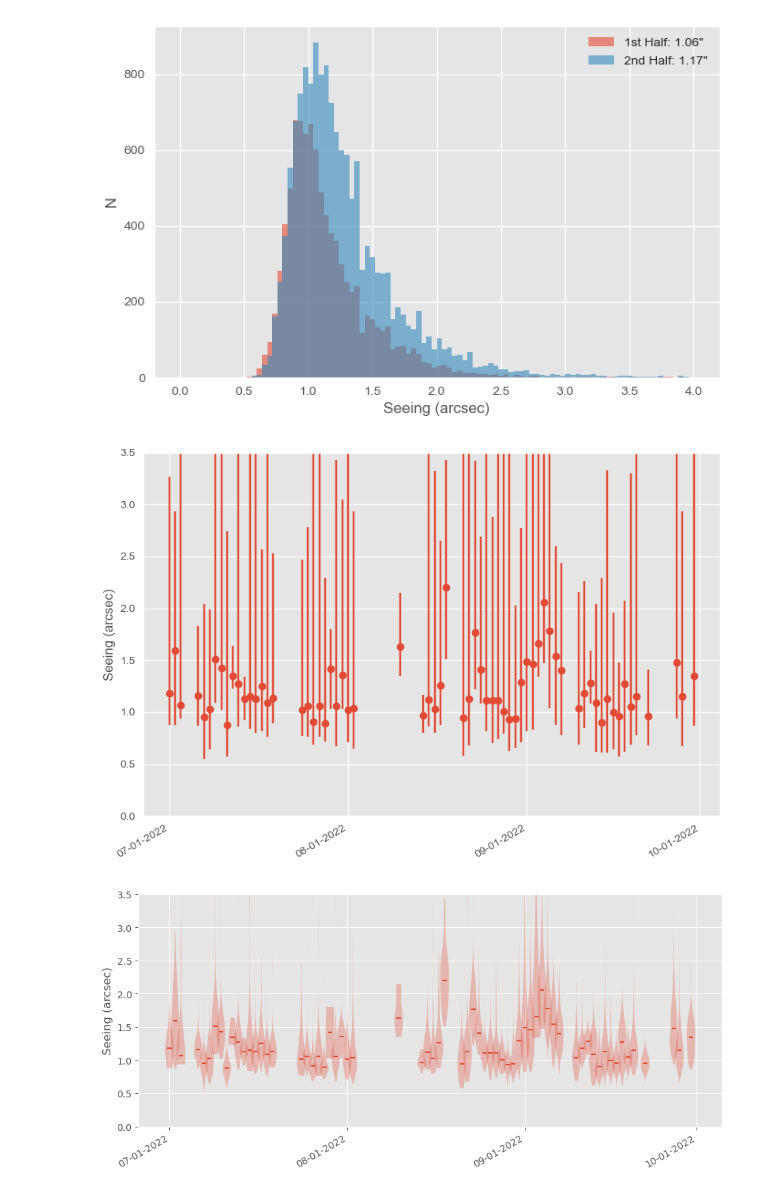
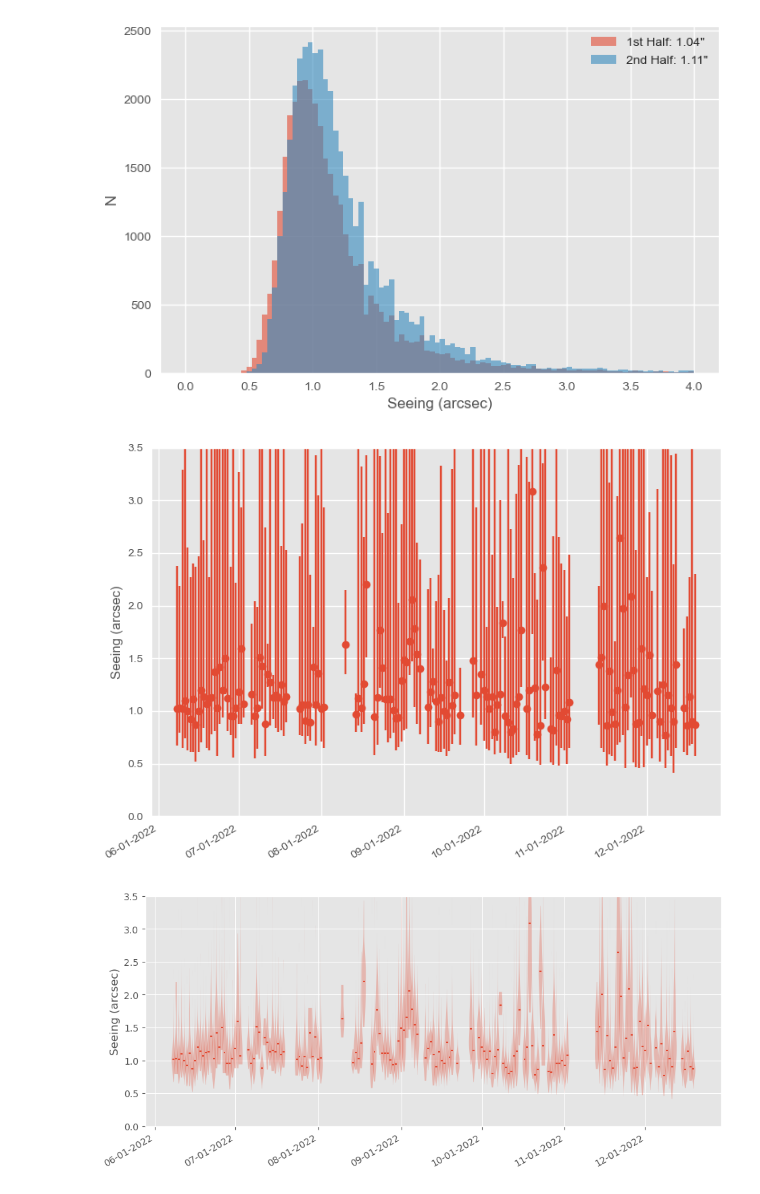
Before and after one commit to MMTObservatory/seeing_analysis, a Jupyter notebook: Seeing Summary - 2022_2ndhalf.ipynb, the cells around one changed output. Saved outputs shown, nothing was run; the diff lists cells and outputs as text; code cells hidden in the pictures.

```diff
--- a/Seeing Summary - 2022_2ndhalf.ipynb
+++ b/Seeing Summary - 2022_2ndhalf.ipynb
@@ -313,7 +303,7 @@ plt.show()
 # %%
 # now use the between_time() method to split the data into first and second halves of the night.
-first_half = cyclop_q3.between_time(start_time='00:00', end_time='07:00')
-second_half = cyclop_q3.between_time(start_time='07:00', end_time='14:00')
+first_half = cyclop.between_time(start_time='00:00', end_time='07:00')
+second_half = cyclop.between_time(start_time='07:00', end_time='14:00')
 #first_half = months['December'].between_time(start_time='00:00', end_time='07:00')
 #second_half = months['December'].between_time(start_time='07:00', end_time='14:00')
 med_1st = np.median(first_half['seeing'])
@@ -327,35 +317,35 @@ plt.legend(["1st Half: %.2f\"" % med_1st, "2nd Half: %.2f\"" % med_2nd])
 plt.xlabel("Seeing (arcsec)")
 plt.ylabel("N")
 #plt.title("Data and median seeing values grouped by half of the night")
-plt.savefig("2022q3_cyclop_1st2nd.png")
+plt.savefig("2022_cyclop_1st2nd.png")
 plt.show()
 # %% [output]
-[figure, old version]
+[figure, new version]
 # %%
 # make a new data frame that resamples the WFS data daily into the median, min, and max seeing for each day.
 #fixed = fixed["2018-06-30":"2018-10-01"]
 fig, ax = plt.subplots()
 daily = pd.DataFrame()
-daily['seeing'] = cyclop_q3.seeing.resample('D').median()
-daily['max'] = cyclop_q3.seeing.resample('D').max()
-daily['min'] = cyclop_q3.seeing.resample('D').min()
+daily['seeing'] = cyclop.seeing.resample('D').median()
+daily['max'] = cyclop.seeing.resample('D').max()
+daily['min'] = cyclop.seeing.resample('D').min()
 lowb = daily['seeing'] - daily['min']
 upb = daily['max'] - daily['seeing']
 plt.errorbar(daily.index, daily['seeing'], yerr=[lowb, upb], fmt='o')
 ax.xaxis.set_major_locator(mdates.MonthLocator())
 ax.xaxis.set_major_formatter(mdates.DateFormatter("%m-%d-%Y"))
 ax.set_ylim(0.0, 3.5)
 fig.autofmt_xdate()
 plt.tight_layout()
 plt.ylabel("Seeing (arcsec)")
 #plt.title("Nightly median seeing")
-plt.savefig("2022q3_cyclop_nightly.png")
+plt.savefig("2022_cyclop_nightly.png")
 plt.show()
 # %% [output]
-[figure, old version]
+[figure, new version]
 # %%
 date_list = list(daily.index.strftime('%Y-%m-%d'))
-data = [np.array(cyclop_q3.loc[date]['seeing']) for date in date_list]
+data = [np.array(cyclop.loc[date]['seeing']) for date in date_list]
 clean_data = {}
 for d, arr in zip(date_list, data):
     if len(arr) > 0:
@@ -372,10 +362,10 @@ with plt.style.context('ggplot', after_reset=True):
     ax.set_ylim(0.0, 3.5)
     fig.autofmt_xdate()
     plt.ylabel("Seeing (arcsec)")
-    plt.savefig("2022q3_cyclop_violin.png")
+    plt.savefig("2022_cyclop_violin.png")
     plt.show()
 # %% [output]
-[figure, old version]
+[figure, new version]
 # %%
 mmirs = fixed[fixed['wfs'] == 'mmirs']
 bino = fixed[fixed['wfs'] == 'binospec']
```
Also changed, not shown: parts of 22 cells of this notebook.
